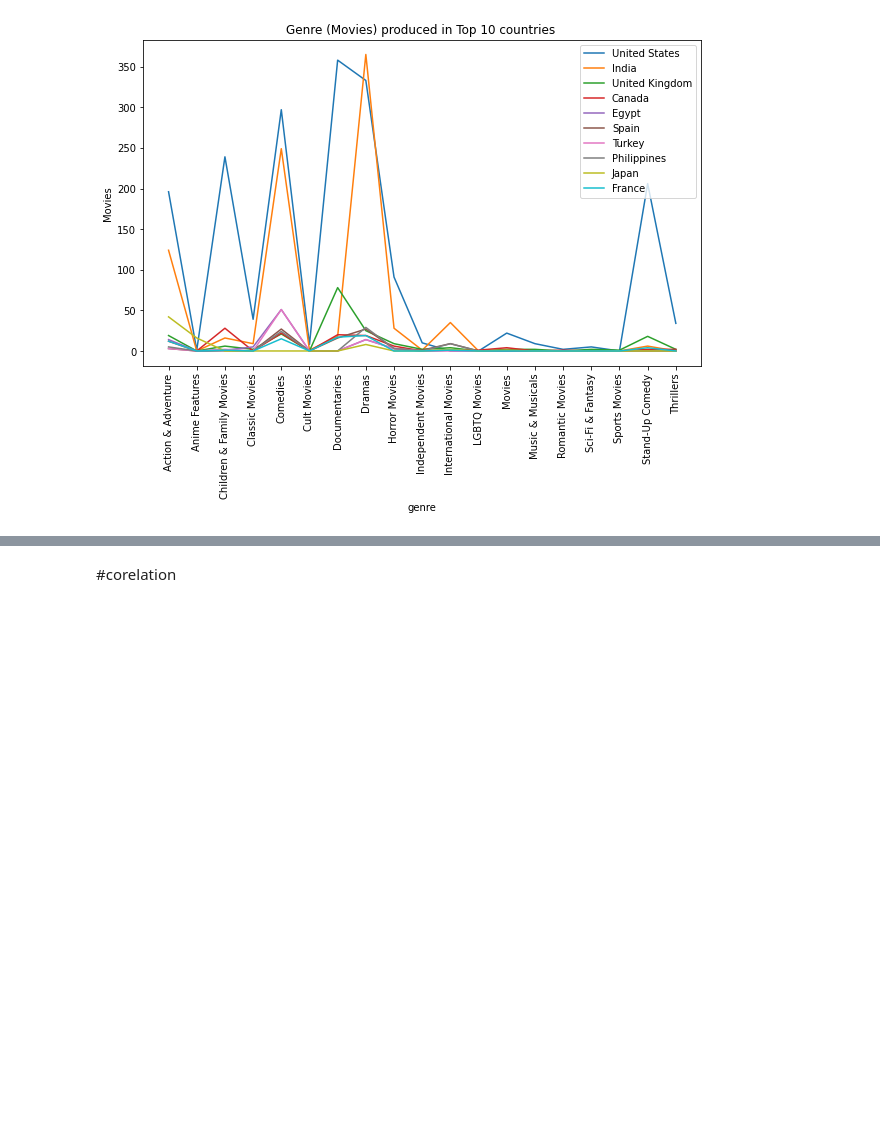
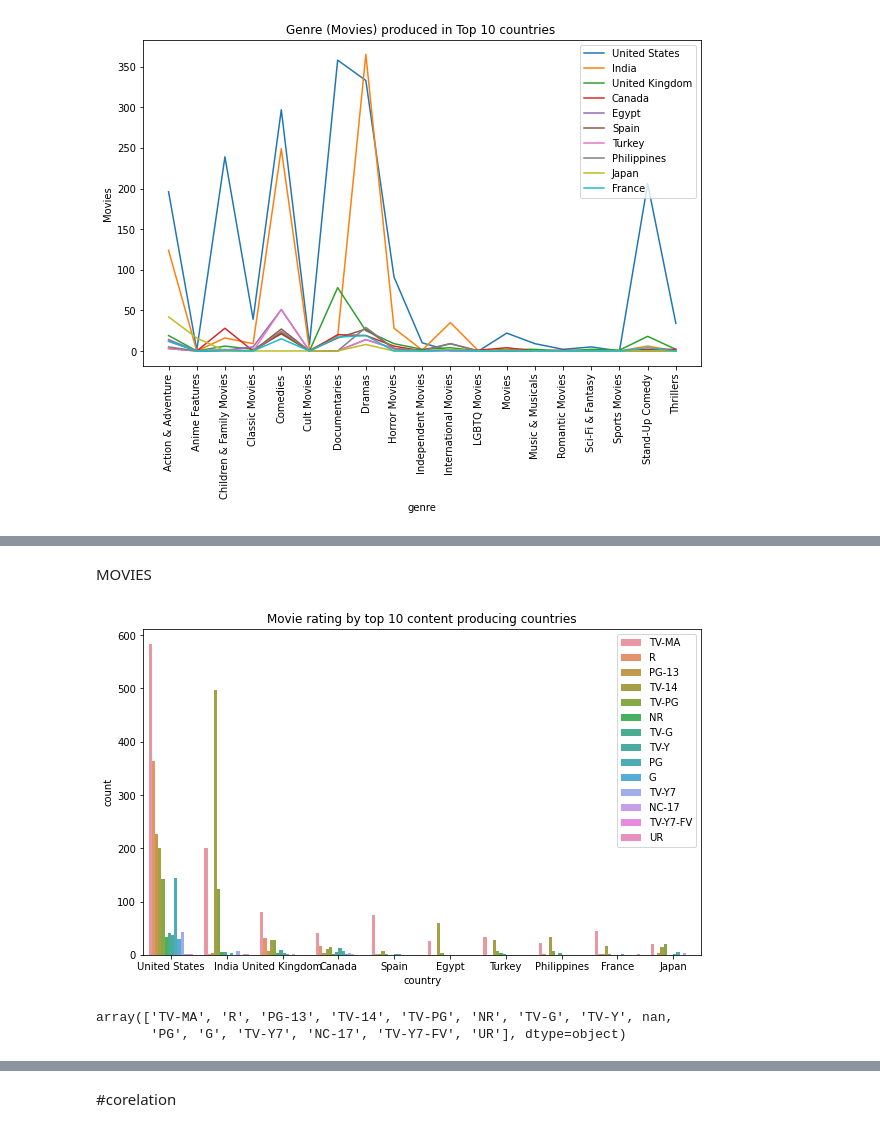
Before and after one commit to Kunaltembhare003/Netflix-Movies-TV-Shows-EDA-and-clustring, a Jupyter notebook: copy_of_NETFLIX_MOVIES_AND_TV_SHOWS_CLUSTERING.ipynb, the cells around one changed output, grey strips where cells are left out. Cells and saved outputs as stored; diff of their text form; code cells hidden in the pictures; blank space fills up the shorter version.

```diff
--- a/copy_of_NETFLIX_MOVIES_AND_TV_SHOWS_CLUSTERING.ipynb
+++ b/copy_of_NETFLIX_MOVIES_AND_TV_SHOWS_CLUSTERING.ipynb
@@ -505,0 +527,14 @@ plt.show()
+# %% [markdown]
+MOVIES
+# %%
+sns.countplot(data=df_movies,order=pd.value_counts(df_movies["country"]).iloc[:10].index, x = df_movies.country ,hue="rating", )
+plt.title("Movie rating by top 10 content producing countries")
+plt.legend(loc='upper right')
+plt.show()
+# %% [output]
+[figure, added]
+# %%
+df_movies["rating"].unique()
+# %% [output]
+array(['TV-MA', 'R', 'PG-13', 'TV-14', 'TV-PG', 'NR', 'TV-G', 'TV-Y', nan,
+       'PG', 'G', 'TV-Y7', 'NC-17', 'TV-Y7-FV', 'UR'], dtype=object)
```
Also changed, not shown: parts of 8 cells of this notebook.
